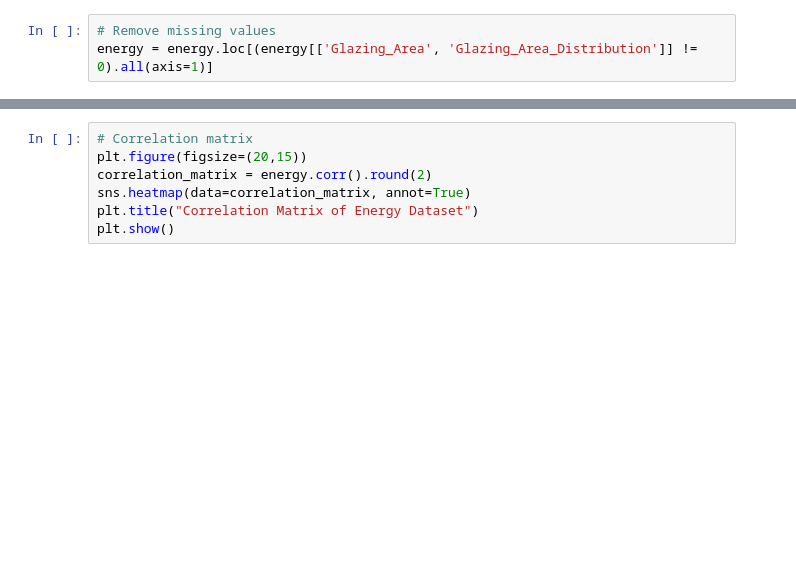
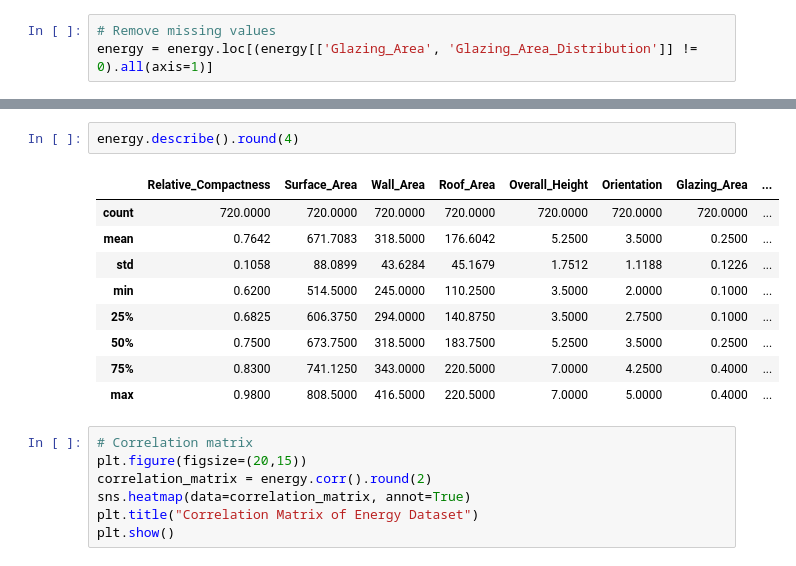
Before and after one commit to wildanaziz/KNN-From-Scratch, a Jupyter notebook: Energy Model Prediction/main-visualization.ipynb, the cells around one changed output, grey strips where cells are left out. Drawn from its saved outputs; the diff is of its cells as text; blank space fills up the shorter version.

```diff
--- a/Energy Model Prediction/main-visualization.ipynb
+++ b/Energy Model Prediction/main-visualization.ipynb
@@ -53,3 +29,15 @@ plt.show()
+# %%
+energy.describe().round(4)
+# %% [output]
+|  | Relative_Compactness | Surface_Area | Wall_Area | Roof_Area | Overall_Height | Orientation | Glazing_Area | ... |
+| count | 720.0000 | 720.0000 | 720.0000 | 720.0000 | 720.0000 | 720.0000 | 720.0000 | ... |
+| mean | 0.7642 | 671.7083 | 318.5000 | 176.6042 | 5.2500 | 3.5000 | 0.2500 | ... |
+| std | 0.1058 | 88.0899 | 43.6284 | 45.1679 | 1.7512 | 1.1188 | 0.1226 | ... |
+| min | 0.6200 | 514.5000 | 245.0000 | 110.2500 | 3.5000 | 2.0000 | 0.1000 | ... |
+| 25% | 0.6825 | 606.3750 | 294.0000 | 140.8750 | 3.5000 | 2.7500 | 0.1000 | ... |
+| 50% | 0.7500 | 673.7500 | 318.5000 | 183.7500 | 5.2500 | 3.5000 | 0.2500 | ... |
+| 75% | 0.8300 | 741.1250 | 343.0000 | 220.5000 | 7.0000 | 4.2500 | 0.4000 | ... |
+| max | 0.9800 | 808.5000 | 416.5000 | 220.5000 | 7.0000 | 5.0000 | 0.4000 | ... |
 # %%
 # Correlation matrix
 plt.figure(figsize=(20,15))
```
Also changed, not shown: parts of 10 cells of this notebook, 1 other file.
